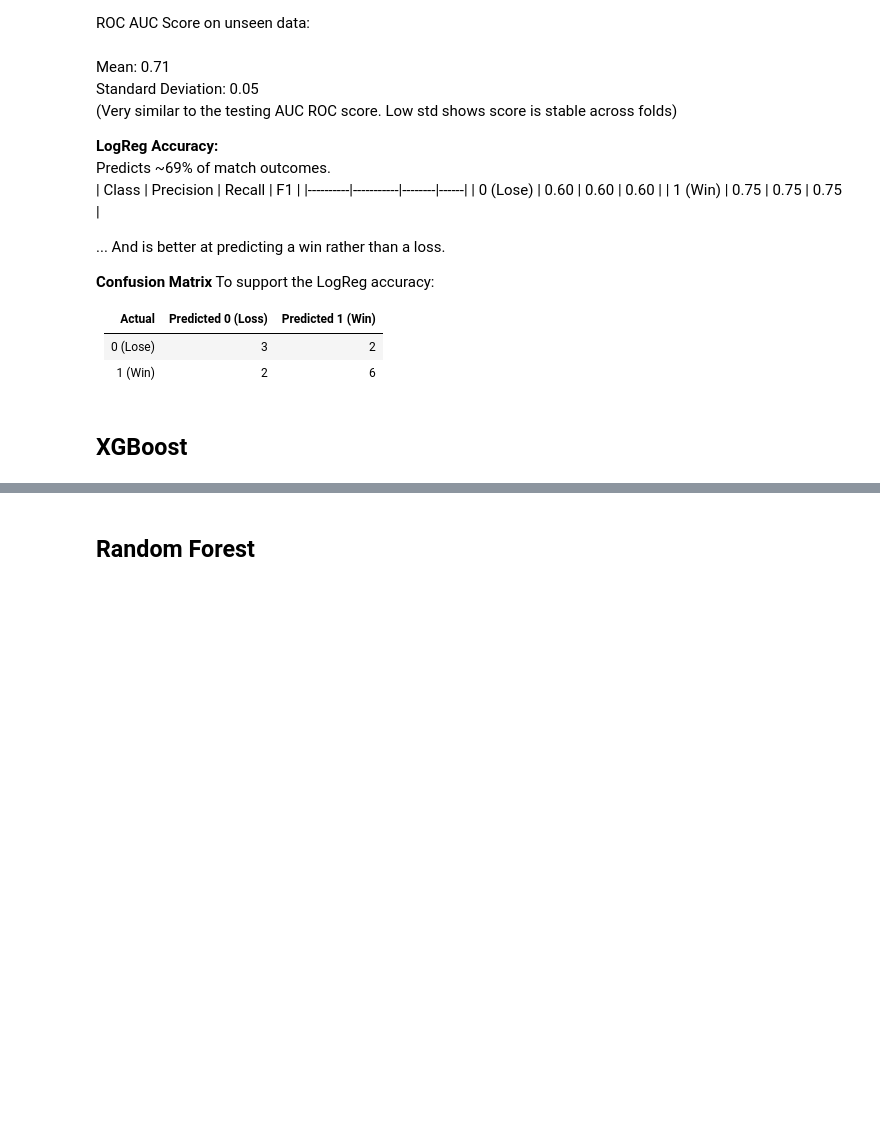
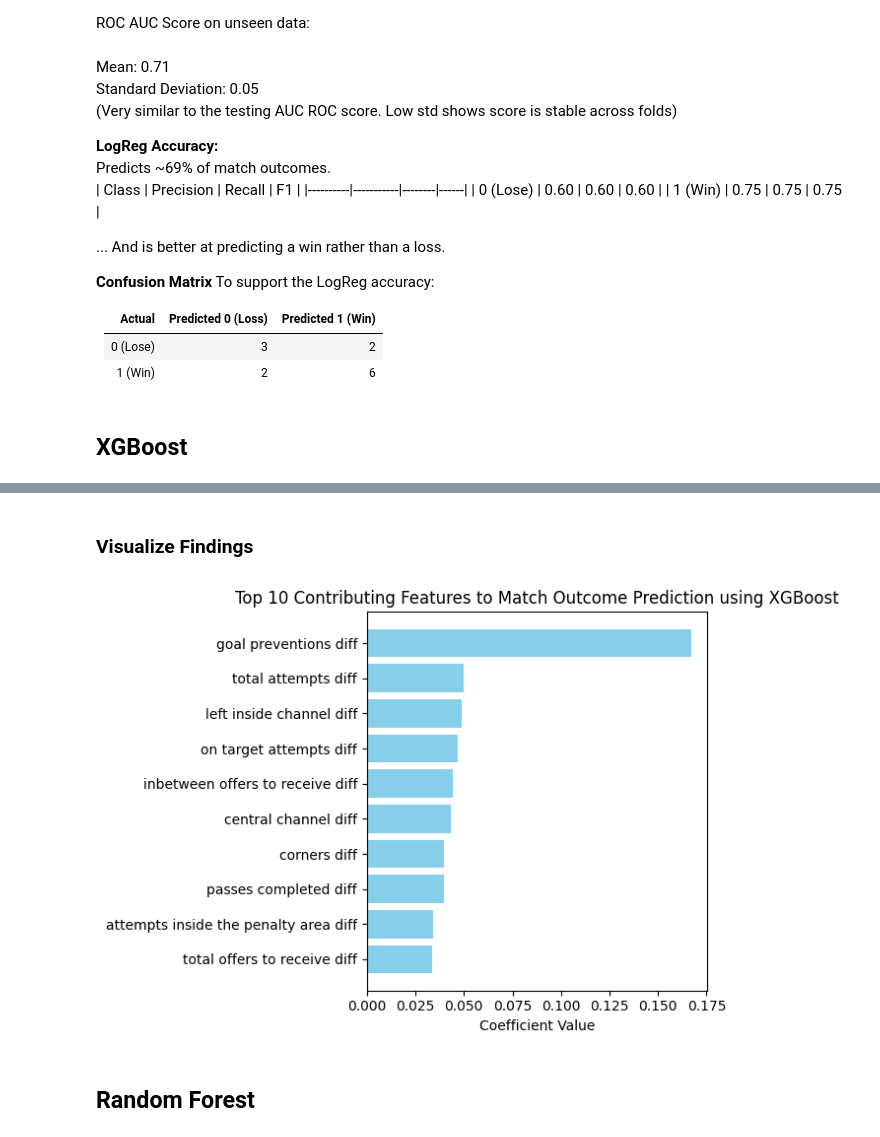
Before and after one commit to afyuu/wc_prediction, a Jupyter notebook: models.ipynb, the cells around one changed output, grey strips where cells are left out. Drawn from its saved outputs; the diff is of its cells as text; code cells hidden in the pictures; blank space fills up the shorter version.

Commit message:
display feature contributions for xgboost

```diff
--- a/models.ipynb
+++ b/models.ipynb
@@ -263,0 +282,10 @@ CV ROC AUC mean: 0.6485714285714286 std: 0.06594163570710006
+# %%
+xgb_importances = xgb_model.feature_importances_
+
+xgb_features = pd.DataFrame({
+    "feature": X_train.columns,
+    "importance": xgb_importances,
+    "abs_importance": np.abs(xgb_importances)
+}).sort_values(by='abs_importance', ascending=False)
+
+print(xgb_features.head(15))
@@ -264,3 +309,17 @@ CV ROC AUC mean: 0.6485714285714286 std: 0.06594163570710006
+# %% [markdown]
+### Visualize Findings
+# %%
+top_features = xgb_features.head(10)
+
+pyplot.figure()
+pyplot.barh(top_features["feature"], top_features["abs_importance"], color="skyblue")
+pyplot.xlabel("Coefficient Value")
+pyplot.title("Top 10 Contributing Features to Match Outcome Prediction using XGBoost")
+pyplot.gca().invert_yaxis()
+pyplot.tight_layout()
+pyplot.show()
+# %% [output]
+[figure, added]
 # %% [markdown]
 ## Random Forest
 # %%
```
Also changed, not shown: parts of 6 cells of this notebook, 1 other file.
